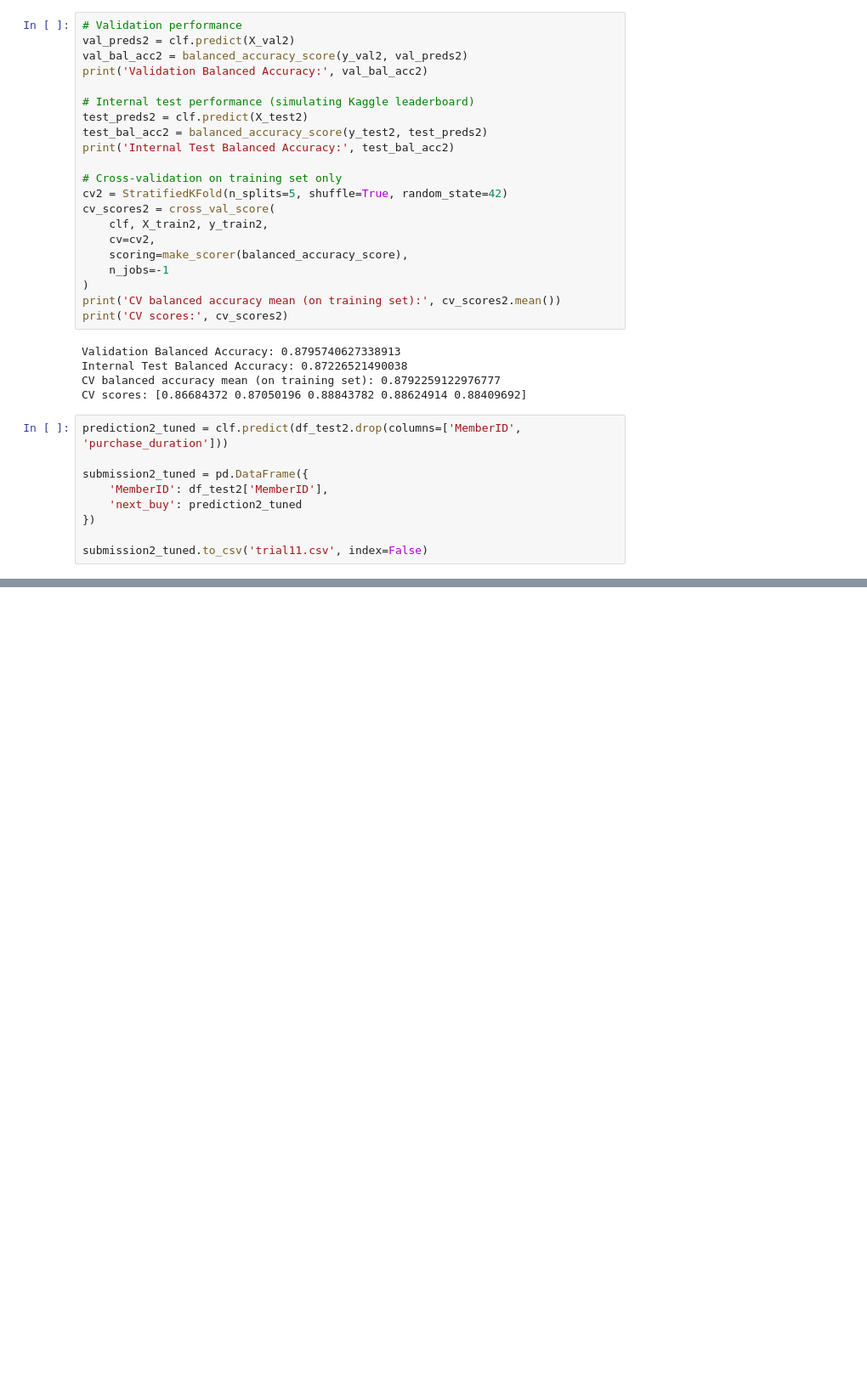
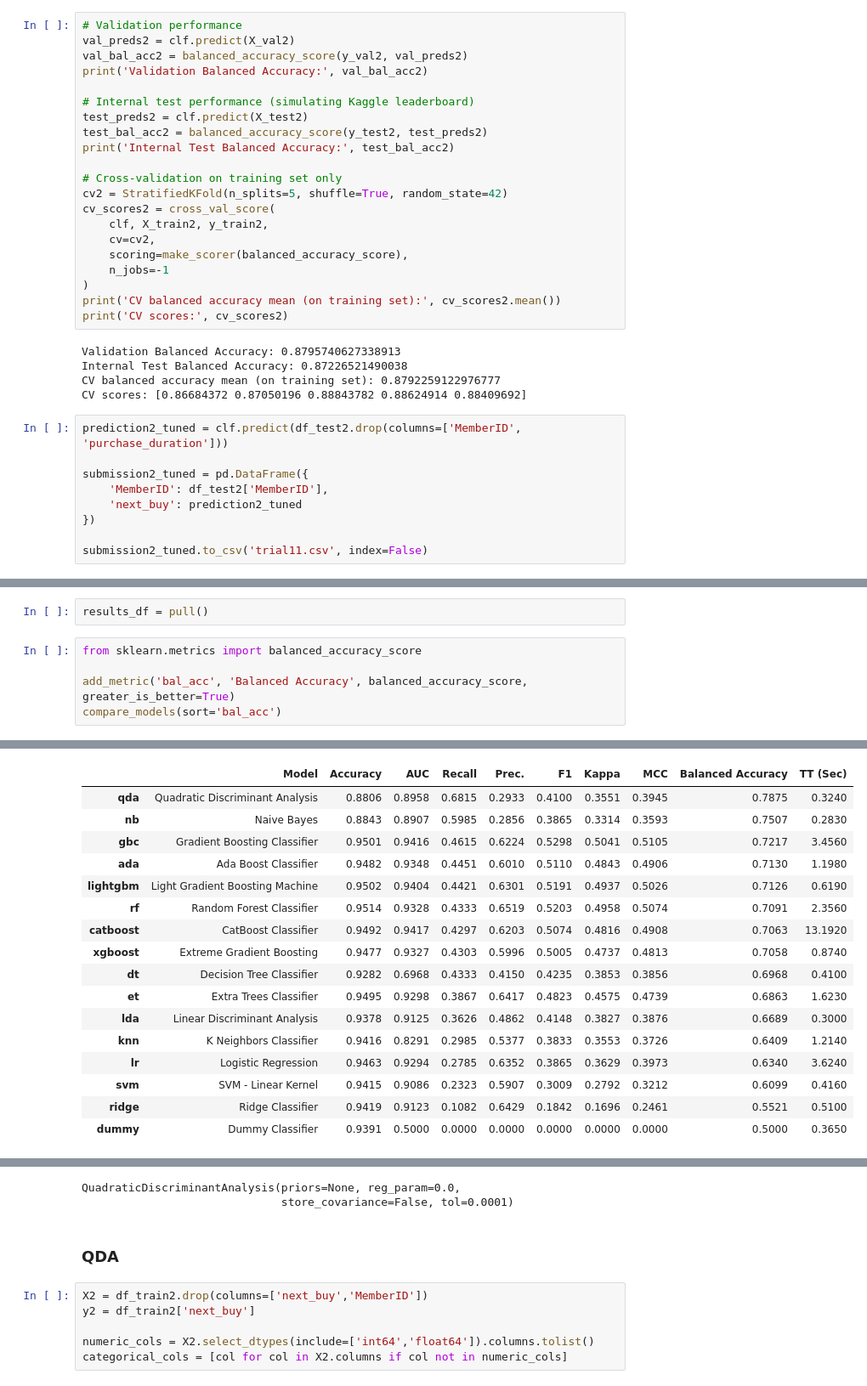
Before and after one commit to dalrn/mlq-intellectra, a Jupyter notebook: mlq.ipynb, the cells around one changed output, grey strips where cells are left out. Shown at 85% size. Cells and saved outputs as stored; diff of their text form; blank space fills up the shorter version.

Commit message:
pycaret dan coba bbrp  kombinasi gradientboosting, KNN, QDA

```diff
--- a/mlq.ipynb
+++ b/mlq.ipynb
@@ -1598,0 +2000,8 @@ submission2_tuned.to_csv('trial11.csv', index=False)
+# %%
+results_df = pull()
+# %%
+from sklearn.metrics import balanced_accuracy_score
+
+add_metric('bal_acc', 'Balanced Accuracy', balanced_accuracy_score, greater_is_better=True)
+compare_models(sort='bal_acc')
+# %% [output]
@@ -1598,0 +2009,17 @@ submission2_tuned.to_csv('trial11.csv', index=False)
+|  | Model | Accuracy | AUC | Recall | Prec. | F1 | Kappa | MCC | Balanced Accuracy | TT (Sec) |
+| qda | Quadratic Discriminant Analysis | 0.8806 | 0.8958 | 0.6815 | 0.2933 | 0.4100 | 0.3551 | 0.3945 | 0.7875 | 0.3240 |
+| nb | Naive Bayes | 0.8843 | 0.8907 | 0.5985 | 0.2856 | 0.3865 | 0.3314 | 0.3593 | 0.7507 | 0.2830 |
+| gbc | Gradient Boosting Classifier | 0.9501 | 0.9416 | 0.4615 | 0.6224 | 0.5298 | 0.5041 | 0.5105 | 0.7217 | 3.4560 |
+| ada | Ada Boost Classifier | 0.9482 | 0.9348 | 0.4451 | 0.6010 | 0.5110 | 0.4843 | 0.4906 | 0.7130 | 1.1980 |
+| lightgbm | Light Gradient Boosting Machine | 0.9502 | 0.9404 | 0.4421 | 0.6301 | 0.5191 | 0.4937 | 0.5026 | 0.7126 | 0.6190 |
+| rf | Random Forest Classifier | 0.9514 | 0.9328 | 0.4333 | 0.6519 | 0.5203 | 0.4958 | 0.5074 | 0.7091 | 2.3560 |
+| catboost | CatBoost Classifier | 0.9492 | 0.9417 | 0.4297 | 0.6203 | 0.5074 | 0.4816 | 0.4908 | 0.7063 | 13.1920 |
+| xgboost | Extreme Gradient Boosting | 0.9477 | 0.9327 | 0.4303 | 0.5996 | 0.5005 | 0.4737 | 0.4813 | 0.7058 | 0.8740 |
+| dt | Decision Tree Classifier | 0.9282 | 0.6968 | 0.4333 | 0.4150 | 0.4235 | 0.3853 | 0.3856 | 0.6968 | 0.4100 |
+| et | Extra Trees Classifier | 0.9495 | 0.9298 | 0.3867 | 0.6417 | 0.4823 | 0.4575 | 0.4739 | 0.6863 | 1.6230 |
+| lda | Linear Discriminant Analysis | 0.9378 | 0.9125 | 0.3626 | 0.4862 | 0.4148 | 0.3827 | 0.3876 | 0.6689 | 0.3000 |
+| knn | K Neighbors Classifier | 0.9416 | 0.8291 | 0.2985 | 0.5377 | 0.3833 | 0.3553 | 0.3726 | 0.6409 | 1.2140 |
+| lr | Logistic Regression | 0.9463 | 0.9294 | 0.2785 | 0.6352 | 0.3865 | 0.3629 | 0.3973 | 0.6340 | 3.6240 |
+| svm | SVM - Linear Kernel | 0.9415 | 0.9086 | 0.2323 | 0.5907 | 0.3009 | 0.2792 | 0.3212 | 0.6099 | 0.4160 |
+| ridge | Ridge Classifier | 0.9419 | 0.9123 | 0.1082 | 0.6429 | 0.1842 | 0.1696 | 0.2461 | 0.5521 | 0.5100 |
+| dummy | Dummy Classifier | 0.9391 | 0.5000 | 0.0000 | 0.0000 | 0.0000 | 0.0000 | 0.0000 | 0.5000 | 0.3650 |
@@ -1598,0 +2027,10 @@ submission2_tuned.to_csv('trial11.csv', index=False)
+QuadraticDiscriminantAnalysis(priors=None, reg_param=0.0,
+                              store_covariance=False, tol=0.0001)
+# %% [markdown]
+### QDA
+# %%
+X2 = df_train2.drop(columns=['next_buy','MemberID'])
+y2 = df_train2['next_buy']
+
+numeric_cols = X2.select_dtypes(include=['int64','float64']).columns.tolist()
+categorical_cols = [col for col in X2.columns if col not in numeric_cols]
```
Also changed, not shown: parts of 62 cells of this notebook.
